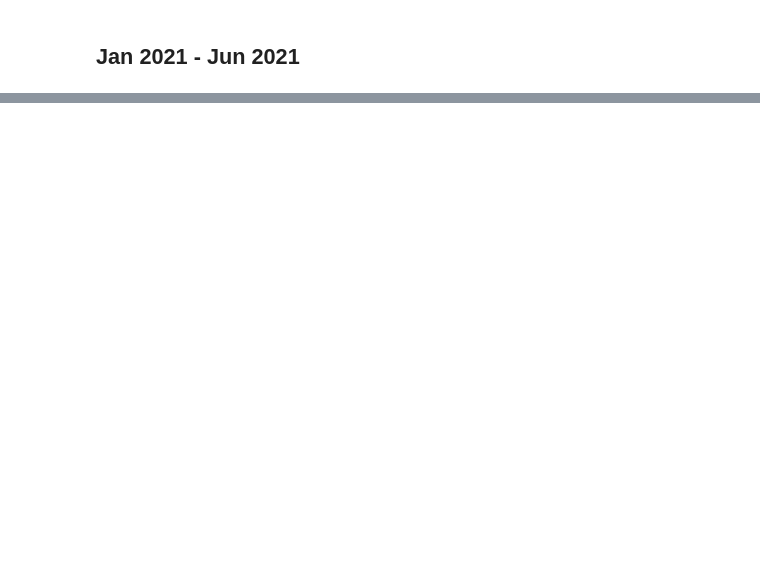
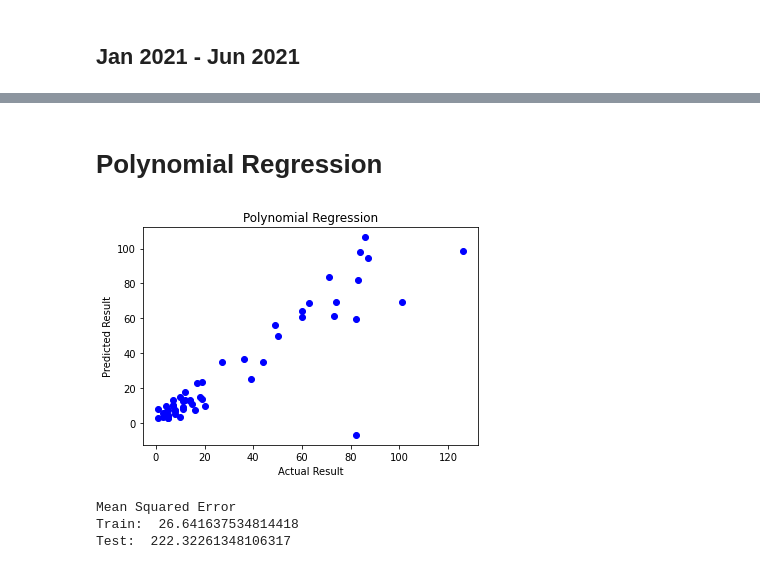
Before and after one commit to Osama29/Predicting-Covid-Cases-in-Malaysia-using-AI, a Jupyter notebook: Main Code.ipynb, the cells around one changed output, grey strips where cells are left out. Cells and saved outputs as stored; diff of their text form; code cells hidden in the pictures; blank space fills up the shorter version.

```diff
--- a/Main Code.ipynb
+++ b/Main Code.ipynb
@@ -91,0 +206,35 @@ KeyError: ('cases_new', 'cases_unvax', 'cases_pvax', 'cases_fvax', 'cases_0_4',
+# %% [markdown]
+# Polynomial Regression
+# %%
+#Polynomial Regression
+
+#Create an instance of the class with degree of 2 and no include_bias
+poly_transform = PolynomialFeatures(degree=2, include_bias=False)
+x_poly_train = poly_transform.fit_transform(x_train)
+x_poly_test = poly_transform.transform(x_test)
+
+#Create an instance of the class for LR and fit the train data
+LR = LinearRegression()
+LR.fit(x_poly_train, y_train)
+
+# Use LR to visualise
+poly_y_train_pred = LR.predict(x_poly_train)
+poly_y_train_mse = mean_squared_error(y_train, poly_y_train_pred)
+poly_y_test_pred = LR.predict(x_poly_test)
+poly_y_test_mse = mean_squared_error(y_test, poly_y_test_pred)
+
+# Plotting graph
+plt.scatter(y_test,poly_y_test_pred, color='blue')
+plt.title('Polynomial Regression')
+plt.xlabel('Actual Result')
+plt.ylabel('Predicted Result')
+plt.show()
+
+print("Mean Squared Error")
+print("Train: ", poly_y_train_mse)
+print("Test: ", poly_y_test_mse)
+# %% [output]
+[figure, added]
+Mean Squared Error
+Train:  26.641637534814418
+Test:  222.32261348106317
```
Also changed, not shown: parts of 20 cells of this notebook.
